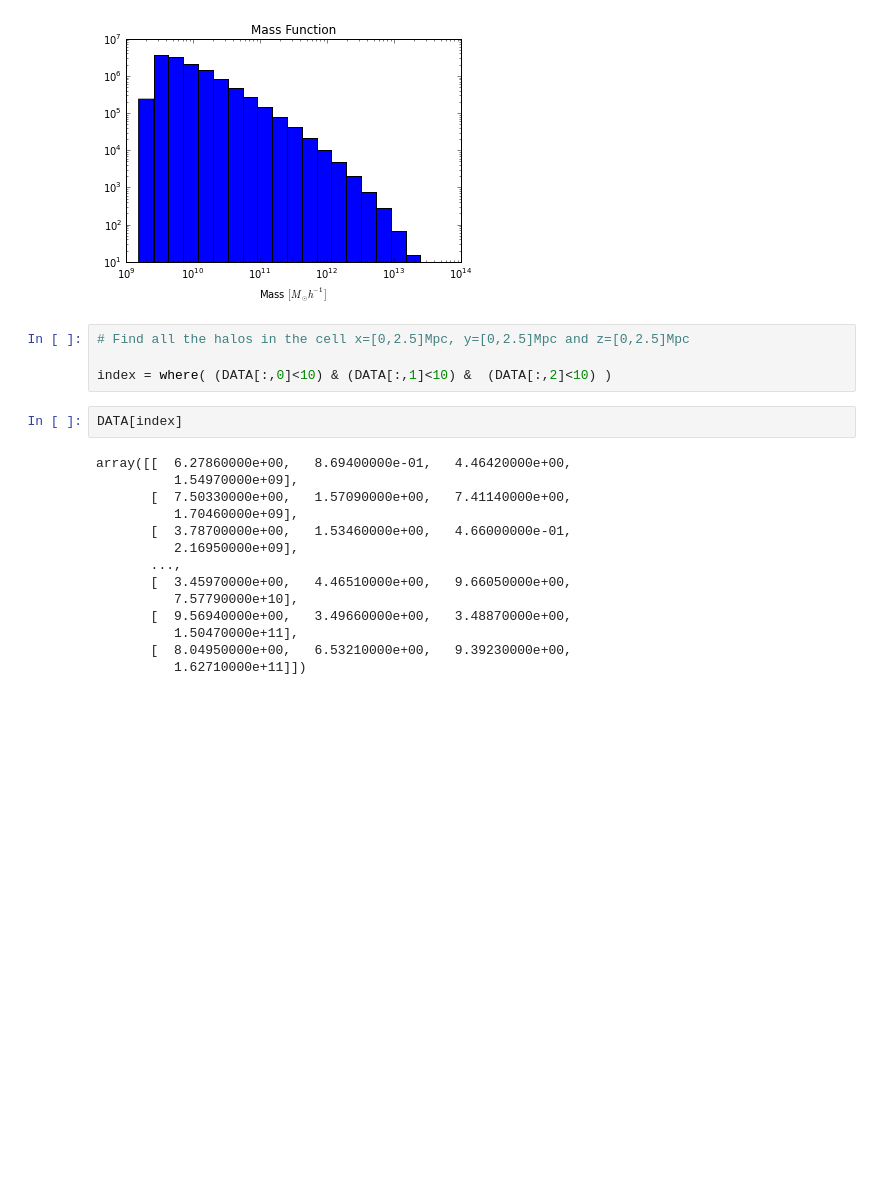
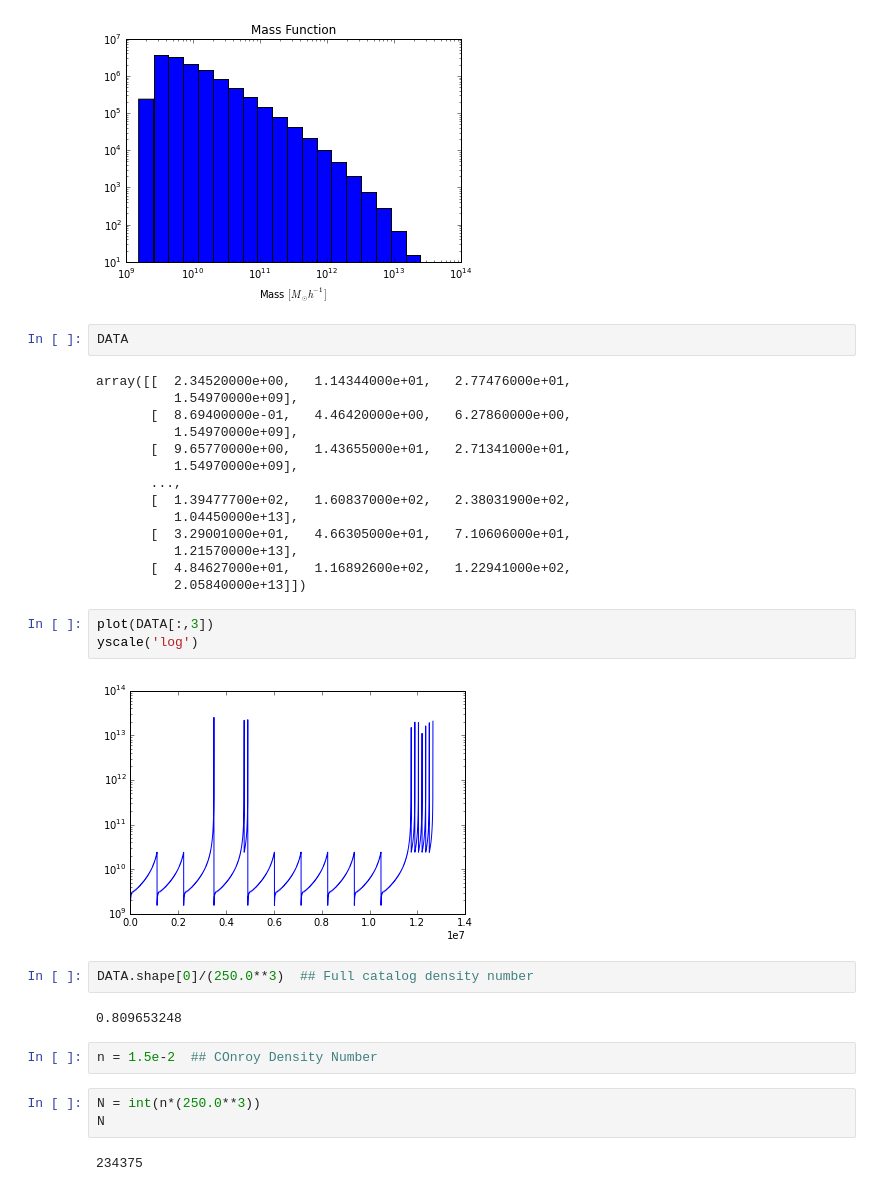
Before and after one commit to flgomezc/correlationz3, a Jupyter notebook: programs/01 Reading Files.ipynb, the cells around one changed output. Cells and saved outputs as stored; diff of their text form; blank space fills up the shorter version.

```diff
--- a/programs/01 Reading Files.ipynb
+++ b/programs/01 Reading Files.ipynb
@@ -25,23 +21,35 @@ title('Mass Function')
 # %% [output]
 <matplotlib.text.Text at 0x...>
 [figure]
-# %%
-# Find all the halos in the cell x=[0,2.5]Mpc, y=[0,2.5]Mpc and z=[0,2.5]Mpc
-
-index = where( (DATA[:,0]<10) & (DATA[:,1]<10) &  (DATA[:,2]<10) )
 # %%
-DATA[index]
+DATA
 # %% [output]
-array([[  6.27860000e+00,   8.69400000e-01,   4.46420000e+00,
+array([[  2.34520000e+00,   1.14344000e+01,   2.77476000e+01,
           1.54970000e+09],
-       [  7.50330000e+00,   1.57090000e+00,   7.41140000e+00,
-          1.70460000e+09],
-       [  3.78700000e+00,   1.53460000e+00,   4.66000000e-01,
-          2.16950000e+09],
+       [  8.69400000e-01,   4.46420000e+00,   6.27860000e+00,
+          1.54970000e+09],
+       [  9.65770000e+00,   1.43655000e+01,   2.71341000e+01,
+          1.54970000e+09],
        ...,
-       [  3.45970000e+00,   4.46510000e+00,   9.66050000e+00,
-          7.57790000e+10],
-       [  9.56940000e+00,   3.49660000e+00,   3.48870000e+00,
-          1.50470000e+11],
-       [  8.04950000e+00,   6.53210000e+00,   9.39230000e+00,
-          1.62710000e+11]])
+       [  1.39477700e+02,   1.60837000e+02,   2.38031900e+02,
+          1.04450000e+13],
+       [  3.29001000e+01,   4.66305000e+01,   7.10606000e+01,
+          1.21570000e+13],
+       [  4.84627000e+01,   1.16892600e+02,   1.22941000e+02,
+          2.05840000e+13]])
+# %%
+plot(DATA[:,3])
+yscale('log')
+# %% [output]
+[figure, added]
+# %%
+DATA.shape[0]/(250.0**3)  ## Full catalog density number
+# %% [output]
+0.809653248
+# %%
+n = 1.5e-2  ## COnroy Density Number
+# %%
+N = int(n*(250.0**3))
+N
+# %% [output]
+234375
```
Also changed, not shown: parts of 17 cells of this notebook, 1 other file.
